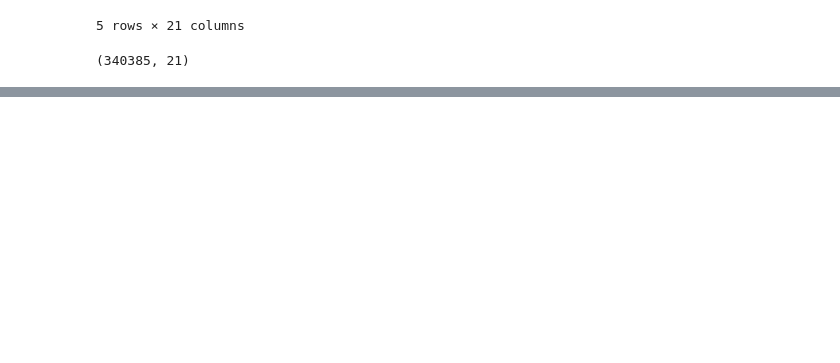
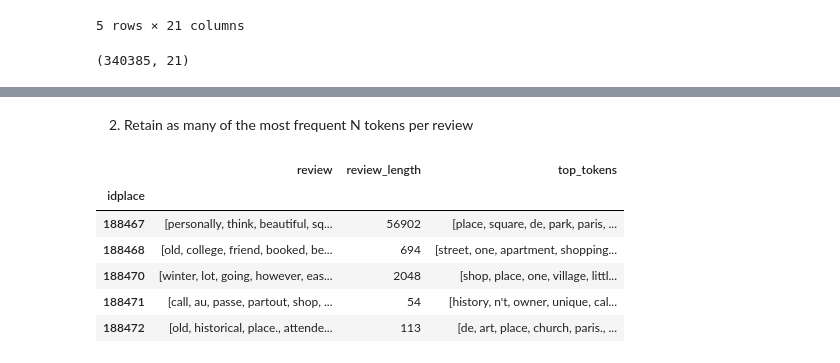
Before and after one commit to MaryaLatif/TripAdvisor-recommender, a Jupyter notebook: project.ipynb, the cells around one changed output, grey strips where cells are left out. Saved outputs shown, nothing was run; the diff lists cells and outputs as text; code cells hidden in the pictures; blank space fills up the shorter version.

```diff
--- a/project.ipynb
+++ b/project.ipynb
@@ -21,0 +237,7 @@ reviews.shape
+# %%
+from nltk.corpus import stopwords
+
+stop = stopwords.words('english')
+
+reviews['review'] = reviews['review'].apply(lambda x: [mot for mot in x if mot not in stop])
+reviews['review'].iloc[0]
@@ -21,0 +315,30 @@ reviews.shape
+# %% [markdown]
+2. Retain as many of the most frequent N tokens per review
+# %%
+from collections import Counter
+
+# by default K is the mean of the review lengths to keep a similar number of words in each review
+K = int(reviews["review_length"].mean())
+
+# sort the tokens by frequency and keep only the top K tokens
+def top_k_tokens(tokens, k=None):
+    if k is None:
+        k = len(tokens)
+    k = int(k)
+
+    c = Counter(tokens)
+    return [mot for mot, freq in c.most_common(k)]
+
+reviews["top_tokens"] = reviews["review"].apply(
+    lambda toks: top_k_tokens(toks, k=K)
+)
+
+reviews.head()
+# %% [output]
+|  | review | review_length | top_tokens |
+| idplace |  |  |  |
+| 188467 | [personally, think, beautiful, sq... | 56902 | [place, square, de, park, paris, ... |
+| 188468 | [old, college, friend, booked, be... | 694 | [street, one, apartment, shopping... |
+| 188470 | [winter, lot, going, however, eas... | 2048 | [shop, place, one, village, littl... |
+| 188471 | [call, au, passe, partout, shop, ... | 54 | [history, n't, owner, unique, cal... |
+| 188472 | [old, historical, place., attende... | 113 | [de, art, place, church, paris., ... |
```
Also changed, not shown: parts of 35 cells of this notebook, 1 other file.
